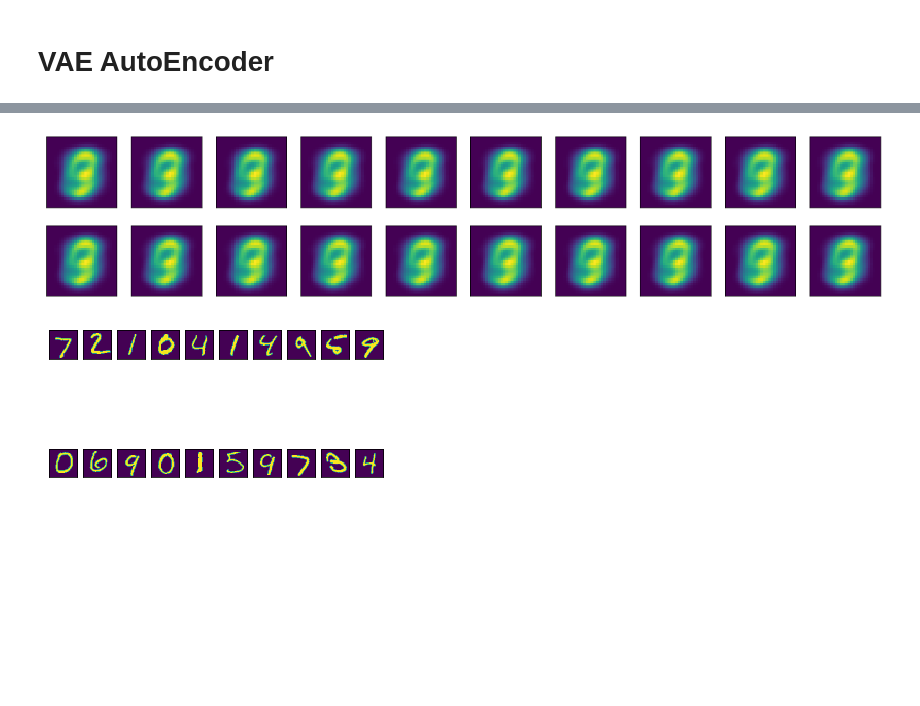
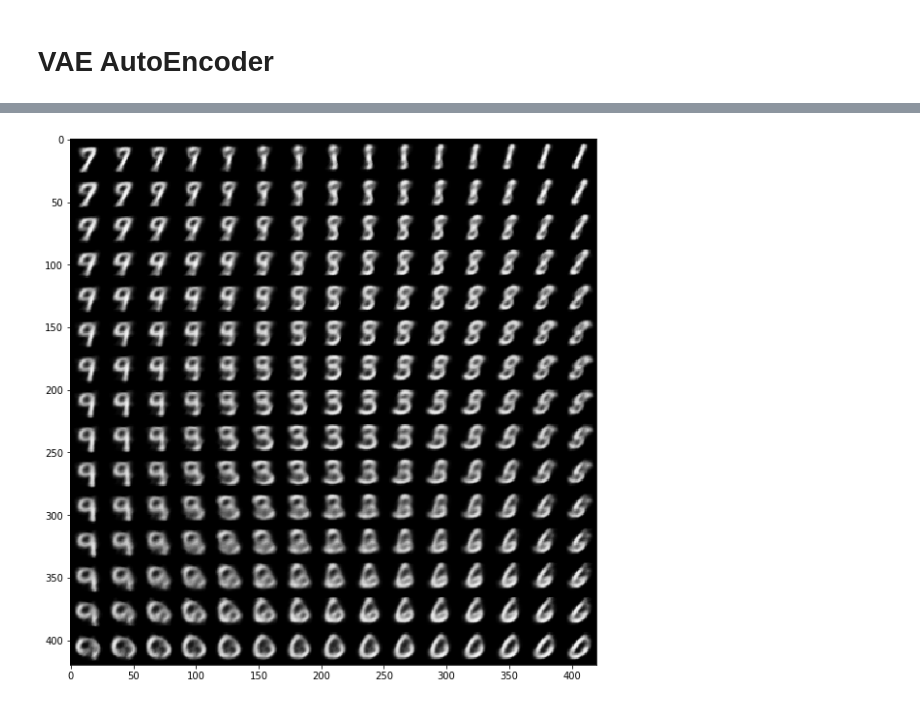
Before and after one commit to kenttw/deeplearning_homework, a Jupyter notebook: PCAandAutoencoders.ipynb, the cells around one changed output, grey strips where cells are left out. Cells and saved outputs as stored; diff of their text form; code cells hidden in the pictures; blank space fills up the shorter version.

Commit message:
Changes to be committed: 	modified:   PCAandAutoencoders.ipynb

```diff
--- a/PCAandAutoencoders.ipynb
+++ b/PCAandAutoencoders.ipynb
@@ -548 +491,21 @@ z_log_sigma = Dense(latent_dim)(h)
+# %%
+'''This script demonstrates how to build a variational autoencoder with Keras.
+Reference: "Auto-Encoding Variational Bayes" https://arxiv.org/abs/1312.6114
+'''
+import numpy as np
+import matplotlib.pyplot as plt
+from scipy.stats import norm
+
+from keras.layers import Input, Dense, Lambda, Layer
+from keras.models import Model
+from keras import backend as K
+from keras import metrics
+from keras.datasets import mnist
+
+batch_size = 100
+original_dim = 784
+latent_dim = 2
+intermediate_dim = 256
+epochs = 50
+epsilon_std = 1.0
 # %%
@@ -641,20 +584,29 @@ x_test_gen = vae.predict(x_test, batch_size=batch_size)
-# %%
-plt.figure(figsize=(20, 4))
-
-for index,value in enumerate(x_test_gen[:20]):
-    ax = plt.subplot(2,10, index+1)
-    ax.get_xaxis().set_visible(False)
-    ax.get_yaxis().set_visible(False)
-    plt.imshow(  value.reshape(28,28)   , interpolation='nearest')
-plt.show()
-# %% [output]
-[figure, removed]
-# %%
-for index,value in enumerate(x_test[:20]):
-    ax = plt.subplot(2,10, index+1)
-    ax.get_xaxis().set_visible(False)
-    ax.get_yaxis().set_visible(False)
-    plt.imshow(  value.reshape(28,28)   , interpolation='nearest')
-plt.show()
-# %% [output]
-[figure, removed]
+# %%
+# build a digit generator that can sample from the learned distribution
+decoder_input = Input(shape=(latent_dim,))
+_h_decoded = decoder_h(decoder_input)
+_x_decoded_mean = decoder_mean(_h_decoded)
+generator = Model(decoder_input, _x_decoded_mean)
+
+# display a 2D manifold of the digits
+n = 15  # figure with 15x15 digits
+digit_size = 28
+figure = np.zeros((digit_size * n, digit_size * n))
+# linearly spaced coordinates on the unit square were transformed through the inverse CDF (ppf) of the Gaussian
+# to produce values of the latent variables z, since the prior of the latent space is Gaussian
+grid_x = norm.ppf(np.linspace(0.05, 0.95, n))
+grid_y = norm.ppf(np.linspace(0.05, 0.95, n))
+
+for i, yi in enumerate(grid_x):
+    for j, xi in enumerate(grid_y):
+        z_sample = np.array([[xi, yi]])
+        x_decoded = generator.predict(z_sample)
+        digit = x_decoded[0].reshape(digit_size, digit_size)
+        figure[i * digit_size: (i + 1) * digit_size,
+               j * digit_size: (j + 1) * digit_size] = digit
+
+plt.figure(figsize=(10, 10))
+plt.imshow(figure, cmap='Greys_r')
+plt.show()
+# %% [output]
+[figure, added]
```
Also changed, not shown: parts of 16 cells of this notebook.
